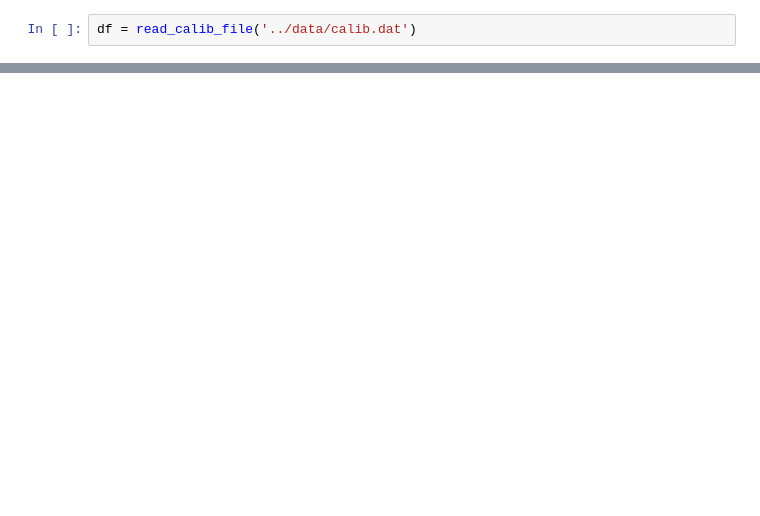
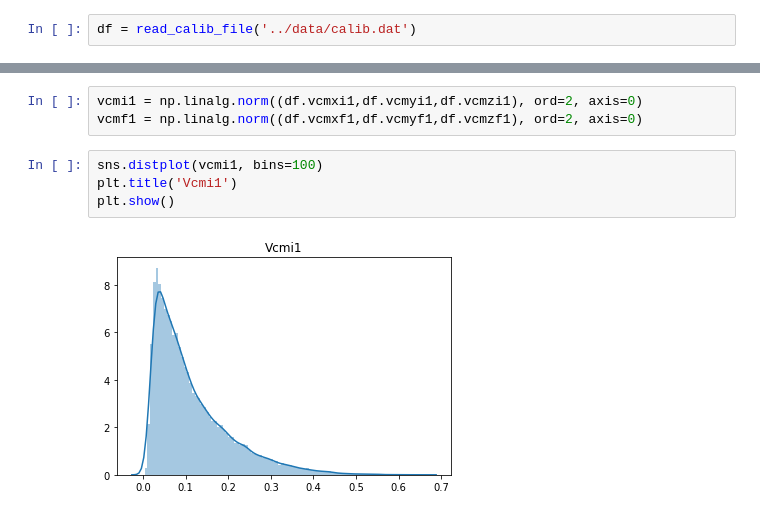
Before and after one commit to guimarais/PATA, a Jupyter notebook: notebooks/Test_read_functions.ipynb, the cells around one changed output, grey strips where cells are left out. Drawn from its saved outputs; the diff is of its cells as text; blank space fills up the shorter version.

Commit message:
Added additional EDA and plotting styles

```diff
--- a/notebooks/Test_read_functions.ipynb
+++ b/notebooks/Test_read_functions.ipynb
@@ -19,0 +47,9 @@ df.head()
+# %%
+vcmi1 = np.linalg.norm((df.vcmxi1,df.vcmyi1,df.vcmzi1), ord=2, axis=0)
+vcmf1 = np.linalg.norm((df.vcmxf1,df.vcmyf1,df.vcmzf1), ord=2, axis=0)
+# %%
+sns.distplot(vcmi1, bins=100)
+plt.title('Vcmi1')
+plt.show()
+# %% [output]
+[figure, added]
```
Also changed, not shown: parts of 33 cells of this notebook, 4 other files.
